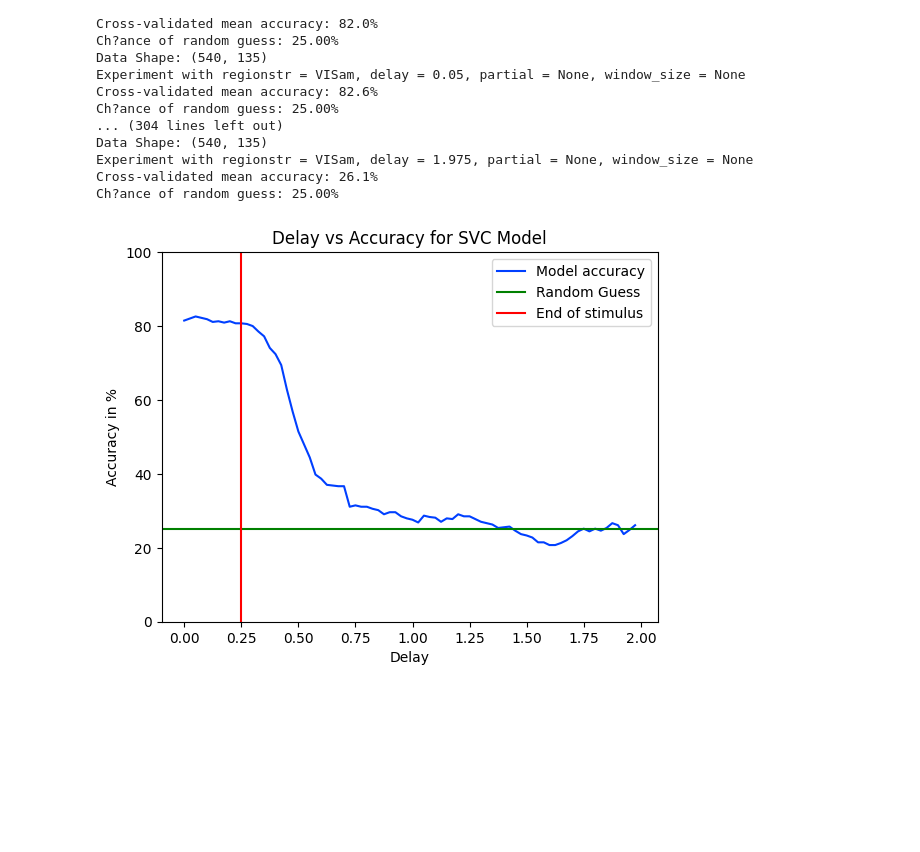
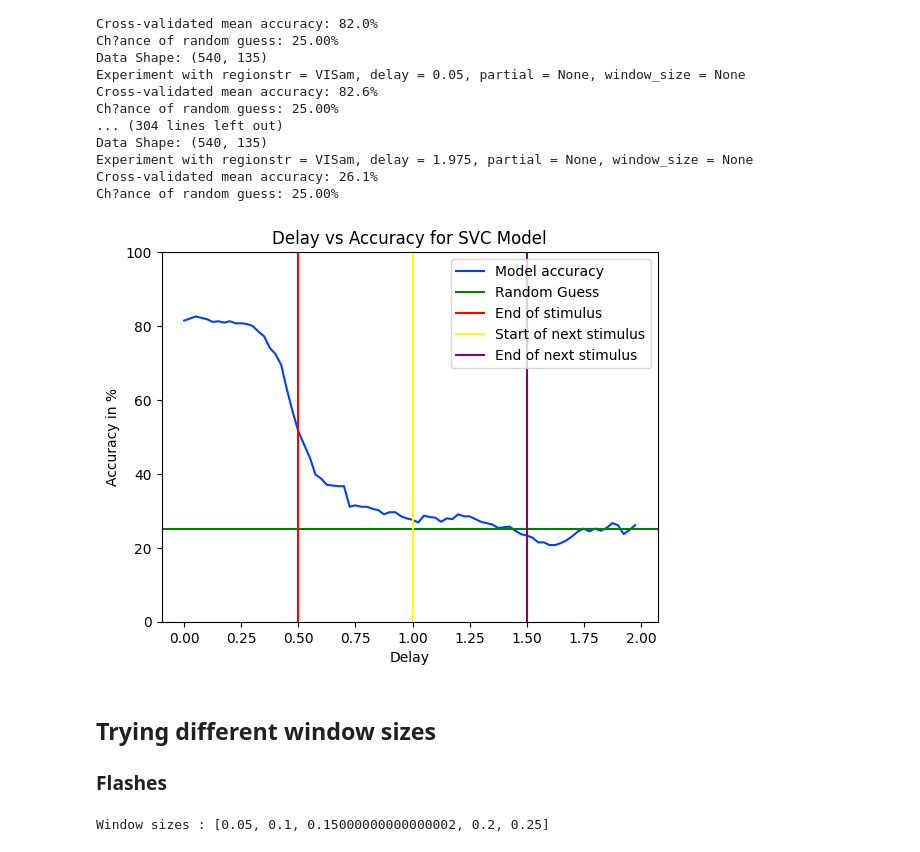
Before and after one commit to daniyarzt/neuromodelling, a Jupyter notebook: notebooks/classification_with_time_delay.ipynb, the cells around one changed output. Drawn from its saved outputs; the diff is of its cells as text; code cells hidden in the pictures; blank space fills up the shorter version.

```diff
--- a/notebooks/classification_with_time_delay.ipynb
+++ b/notebooks/classification_with_time_delay.ipynb
@@ -706,14 +710,33 @@ Ch?ance of random guess: 25.00%
 # %%
 # plot the graph
 
 plt.ylim(0, 100)
 plt.xlabel('Delay')
 plt.ylabel('Accuracy in %')
 plt.title('Delay vs Accuracy for SVC Model')
 plt.plot(delays, accuracies, label = 'Model accuracy')
 plt.axline((0.25, 25), (0.5, 25), color = 'green', label = 'Random Guess')
-plt.axvline(0.25, 0, 30, color = 'red', label = 'End of stimulus')
+plt.axvline(0.5, 0, 30, color = 'red', label = 'End of stimulus')
+plt.axvline(1.0, 0, 30, color = 'yellow', label = 'Start of next stimulus')
+plt.axvline(1.5, 0, 30, color = 'purple', label = 'End of next stimulus')
 plt.legend()
 plt.show()
 # %% [output]
-[figure, old version]
+[figure, new version]
+# %% [markdown]
+## Trying different window sizes
+
+### Flashes
+# %%
+window_sizes = np.arange(0.05, 0.25 + 1e-5, 0.05)
+result_per_window_size = {}
+
+print(f'Window sizes : {list(window_sizes)}')
+for window_size in window_sizes:
+    delays = np.arange(0.0, 2.0, 0.025)
+    accuracies = []
+    for delay in tqdm(delays, desc=f"Calculating accurary curve for window_size = {window_size}..."):
+        accuracies.append(experiment_with_delay(delay, "flashes", flashes, "VISam", window_size, withlogs = False))
+    result_per_window_size[window_size] = (delays, accuracies)
+# %% [output]
+Window sizes : [0.05, 0.1, 0.15000000000000002, 0.2, 0.25]
```
Also changed, not shown: parts of 12 cells of this notebook, 2 other files.
